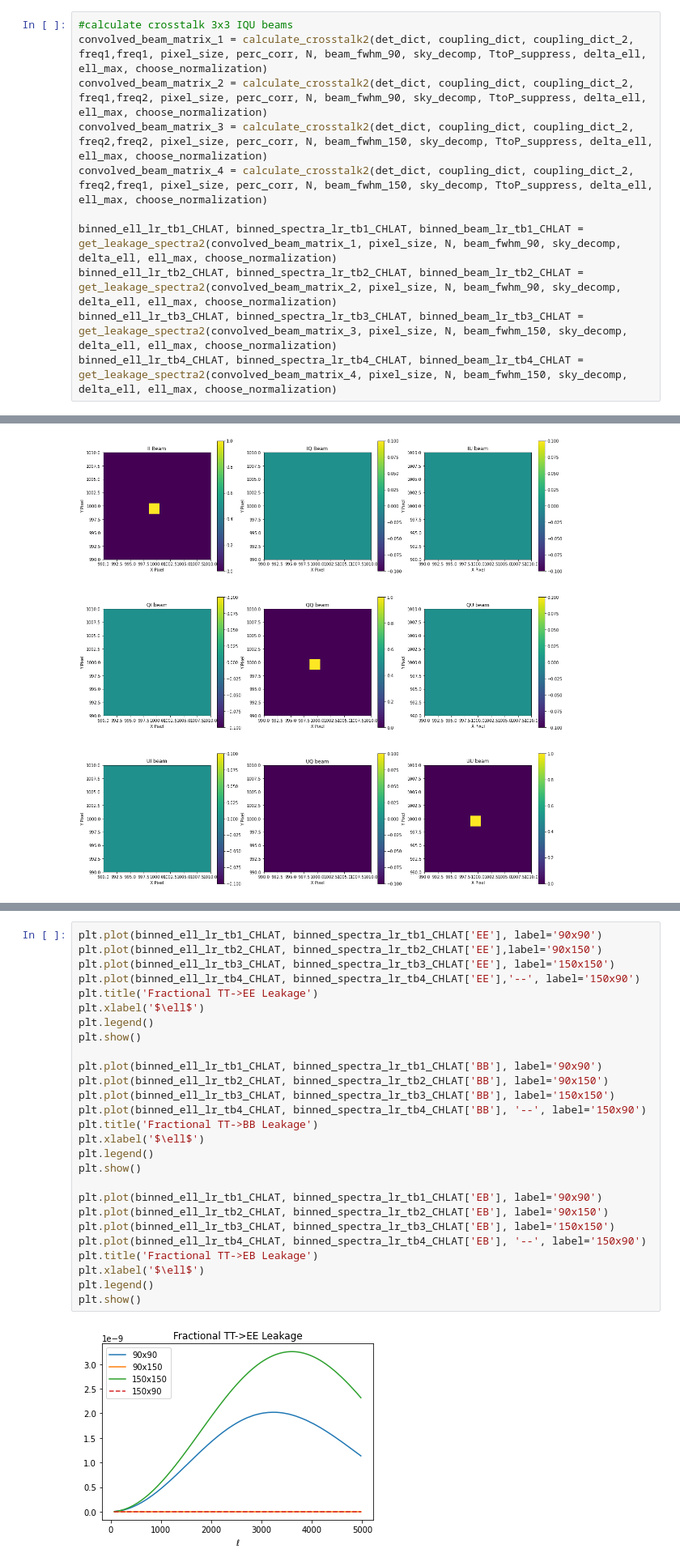
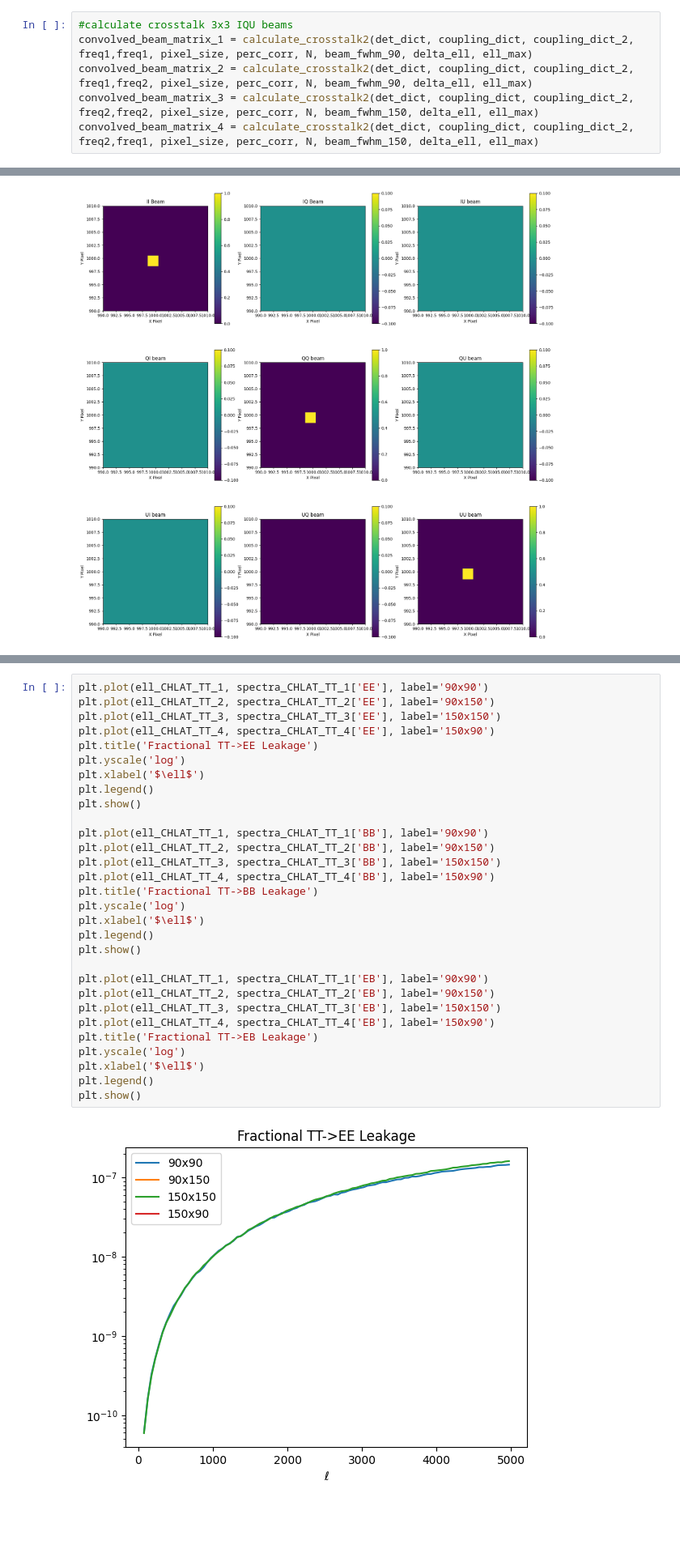
Before and after one commit to CMB-S4/map_multi_tool, a Jupyter notebook: crosstalk/calculate_inductive_crosstalk.ipynb, the cells around one changed output, grey strips where cells are left out. Shown at 81% size. Saved outputs shown, nothing was run; the diff lists cells and outputs as text; blank space fills up the shorter version.

```diff
--- a/crosstalk/calculate_inductive_crosstalk.ipynb
+++ b/crosstalk/calculate_inductive_crosstalk.ipynb
@@ -2328,15 +2592,10 @@ for Freq1 in freqs:
                 coupling_dict2[(Freq1,Freq2)][det] = 'na'
 # %%
 #calculate crosstalk 3x3 IQU beams
-convolved_beam_matrix_1 = calculate_crosstalk2(det_dict, coupling_dict, coupling_dict_2, freq1,freq1, pixel_size, perc_corr, N, beam_fwhm_90, sky_decomp, TtoP_suppress, delta_ell, ell_max, choose_normalization)
-convolved_beam_matrix_2 = calculate_crosstalk2(det_dict, coupling_dict, coupling_dict_2, freq1,freq2, pixel_size, perc_corr, N, beam_fwhm_90, sky_decomp, TtoP_suppress, delta_ell, ell_max, choose_normalization)
-convolved_beam_matrix_3 = calculate_crosstalk2(det_dict, coupling_dict, coupling_dict_2, freq2,freq2, pixel_size, perc_corr, N, beam_fwhm_150, sky_decomp, TtoP_suppress, delta_ell, ell_max, choose_normalization)
-convolved_beam_matrix_4 = calculate_crosstalk2(det_dict, coupling_dict, coupling_dict_2, freq2,freq1, pixel_size, perc_corr, N, beam_fwhm_150, sky_decomp, TtoP_suppress, delta_ell, ell_max, choose_normalization)
-
-binned_ell_lr_tb1_CHLAT, binned_spectra_lr_tb1_CHLAT, binned_beam_lr_tb1_CHLAT = get_leakage_spectra2(convolved_beam_matrix_1, pixel_size, N, beam_fwhm_90, sky_decomp, delta_ell, ell_max, choose_normalization)
-binned_ell_lr_tb2_CHLAT, binned_spectra_lr_tb2_CHLAT, binned_beam_lr_tb2_CHLAT = get_leakage_spectra2(convolved_beam_matrix_2, pixel_size, N, beam_fwhm_90, sky_decomp, delta_ell, ell_max, choose_normalization)
-binned_ell_lr_tb3_CHLAT, binned_spectra_lr_tb3_CHLAT, binned_beam_lr_tb3_CHLAT = get_leakage_spectra2(convolved_beam_matrix_3, pixel_size, N, beam_fwhm_150, sky_decomp, delta_ell, ell_max, choose_normalization)
-binned_ell_lr_tb4_CHLAT, binned_spectra_lr_tb4_CHLAT, binned_beam_lr_tb4_CHLAT = get_leakage_spectra2(convolved_beam_matrix_4, pixel_size, N, beam_fwhm_150, sky_decomp, delta_ell, ell_max, choose_normalization)
+convolved_beam_matrix_1 = calculate_crosstalk2(det_dict, coupling_dict, coupling_dict_2, freq1,freq1, pixel_size, perc_corr, N, beam_fwhm_90, delta_ell, ell_max)
+convolved_beam_matrix_2 = calculate_crosstalk2(det_dict, coupling_dict, coupling_dict_2, freq1,freq2, pixel_size, perc_corr, N, beam_fwhm_90, delta_ell, ell_max)
+convolved_beam_matrix_3 = calculate_crosstalk2(det_dict, coupling_dict, coupling_dict_2, freq2,freq2, pixel_size, perc_corr, N, beam_fwhm_150, delta_ell, ell_max)
+convolved_beam_matrix_4 = calculate_crosstalk2(det_dict, coupling_dict, coupling_dict_2, freq2,freq1, pixel_size, perc_corr, N, beam_fwhm_150, delta_ell, ell_max)
 # %% [output]
 [figure]
 [figure]
@@ -2345,29 +2625,32 @@ binned_ell_lr_tb4_CHLAT, binned_spectra_lr_tb4_CHLAT, binned_beam_lr_tb4_CHLAT =
 # %%
-plt.plot(binned_ell_lr_tb1_CHLAT, binned_spectra_lr_tb1_CHLAT['EE'], label='90x90')
-plt.plot(binned_ell_lr_tb2_CHLAT, binned_spectra_lr_tb2_CHLAT['EE'],label='90x150')
-plt.plot(binned_ell_lr_tb3_CHLAT, binned_spectra_lr_tb3_CHLAT['EE'], label='150x150')
-plt.plot(binned_ell_lr_tb4_CHLAT, binned_spectra_lr_tb4_CHLAT['EE'],'--', label='150x90')
+plt.plot(ell_CHLAT_TT_1, spectra_CHLAT_TT_1['EE'], label='90x90')
+plt.plot(ell_CHLAT_TT_2, spectra_CHLAT_TT_2['EE'], label='90x150')
+plt.plot(ell_CHLAT_TT_3, spectra_CHLAT_TT_3['EE'], label='150x150')
+plt.plot(ell_CHLAT_TT_4, spectra_CHLAT_TT_4['EE'], label='150x90')
 plt.title('Fractional TT->EE Leakage')
+plt.yscale('log')
 plt.xlabel('$\ell$')
 plt.legend()
 plt.show()
 
-plt.plot(binned_ell_lr_tb1_CHLAT, binned_spectra_lr_tb1_CHLAT['BB'], label='90x90')
-plt.plot(binned_ell_lr_tb2_CHLAT, binned_spectra_lr_tb2_CHLAT['BB'], label='90x150')
-plt.plot(binned_ell_lr_tb3_CHLAT, binned_spectra_lr_tb3_CHLAT['BB'], label='150x150')
-plt.plot(binned_ell_lr_tb4_CHLAT, binned_spectra_lr_tb4_CHLAT['BB'], '--', label='150x90')
+plt.plot(ell_CHLAT_TT_1, spectra_CHLAT_TT_1['BB'], label='90x90')
+plt.plot(ell_CHLAT_TT_2, spectra_CHLAT_TT_2['BB'], label='90x150')
+plt.plot(ell_CHLAT_TT_3, spectra_CHLAT_TT_3['BB'], label='150x150')
+plt.plot(ell_CHLAT_TT_4, spectra_CHLAT_TT_4['BB'], label='150x90')
 plt.title('Fractional TT->BB Leakage')
+plt.yscale('log')
 plt.xlabel('$\ell$')
 plt.legend()
 plt.show()
 
-plt.plot(binned_ell_lr_tb1_CHLAT, binned_spectra_lr_tb1_CHLAT['EB'], label='90x90')
-plt.plot(binned_ell_lr_tb2_CHLAT, binned_spectra_lr_tb2_CHLAT['EB'], label='90x150')
-plt.plot(binned_ell_lr_tb3_CHLAT, binned_spectra_lr_tb3_CHLAT['EB'], label='150x150')
-plt.plot(binned_ell_lr_tb4_CHLAT, binned_spectra_lr_tb4_CHLAT['EB'], '--', label='150x90')
+plt.plot(ell_CHLAT_TT_1, spectra_CHLAT_TT_1['EB'], label='90x90')
+plt.plot(ell_CHLAT_TT_2, spectra_CHLAT_TT_2['EB'], label='90x150')
+plt.plot(ell_CHLAT_TT_3, spectra_CHLAT_TT_3['EB'], label='150x150')
+plt.plot(ell_CHLAT_TT_4, spectra_CHLAT_TT_4['EB'], label='150x90')
 plt.title('Fractional TT->EB Leakage')
+plt.yscale('log')
 plt.xlabel('$\ell$')
 plt.legend()
 plt.show()
 # %% [output]
-[figure, old version]
+[figure, new version]
```
Also changed, not shown: parts of 28 cells of this notebook, 5 other files.
